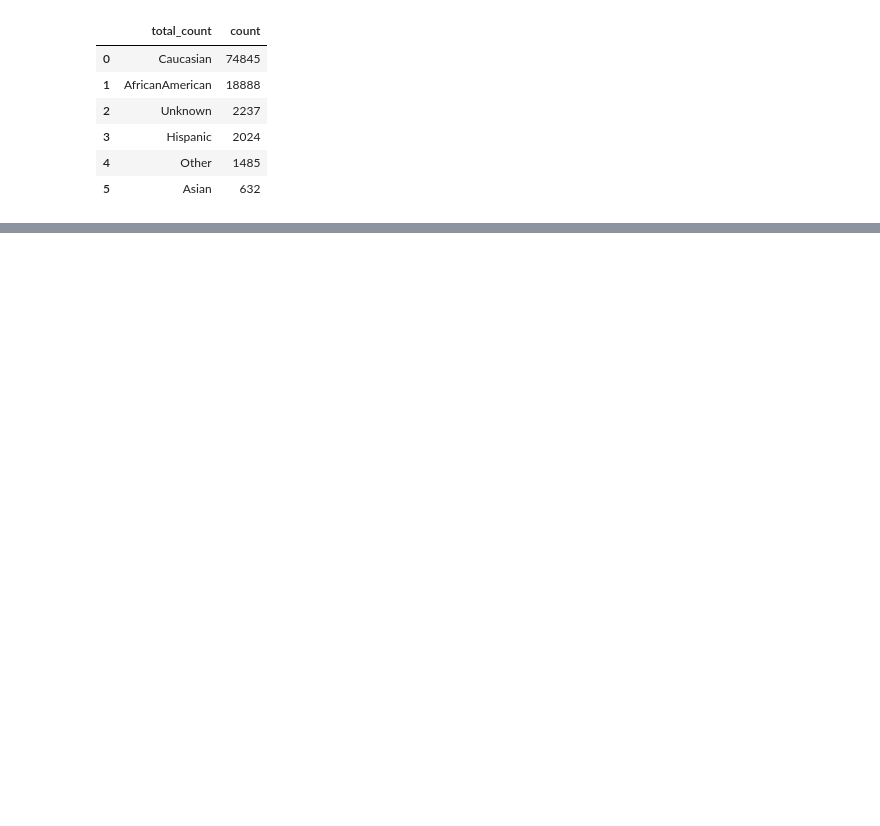
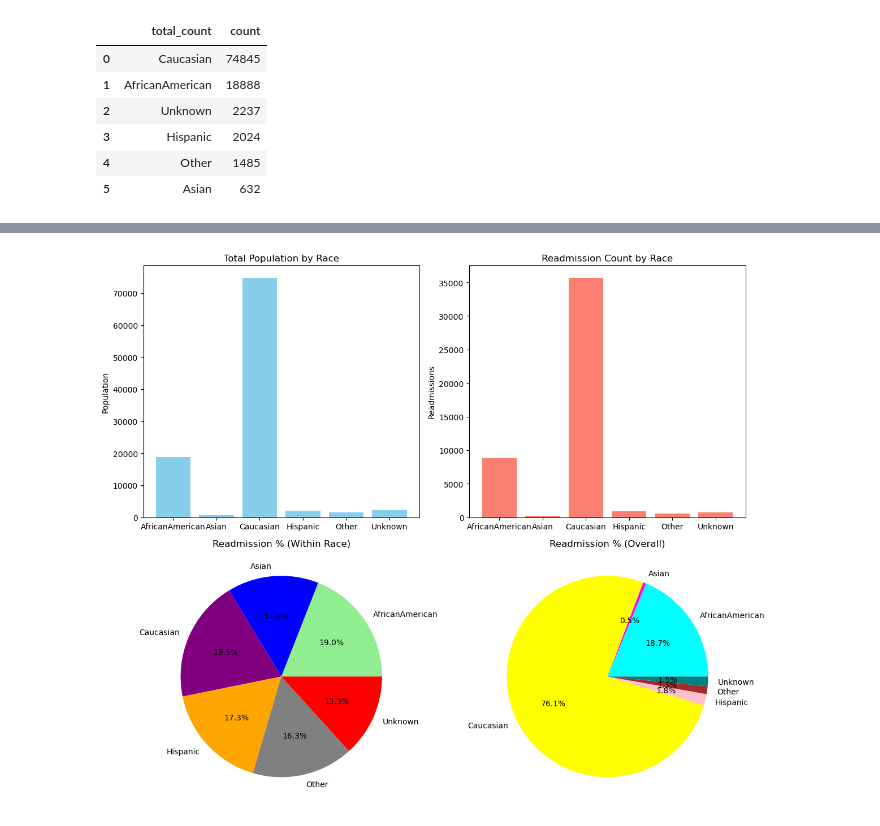
Before and after one commit to ctippett/DATA6550_Bias, a Jupyter notebook: Analysis/TippettC_Bias1.ipynb, the cells around one changed output, grey strips where cells are left out. Cells and saved outputs as stored; diff of their text form; code cells hidden in the pictures; blank space fills up the shorter version.

Commit message:
Charles 'Race' analysis of diabetes data

```diff
--- a/Analysis/TippettC_Bias1.ipynb
+++ b/Analysis/TippettC_Bias1.ipynb
@@ -275,0 +327,36 @@ print(merged_df.head())
+# %%
+#subplots for readmits by race
+
+race_labels = ["AfricanAmerican", "Asian", "Caucasian", "Hispanic", "Other", "Unknown"]
+total_population = [18888, 632, 74845, 2024, 1485, 2237]
+readmission_count = [8789, 226, 35716, 854, 591, 726]
+readmit_percent_race = [46.53, 35.76, 47.72, 42.19, 39.80, 32.45]
+readmit_percent_all = [18.74, 0.48, 76.15, 1.82, 1.26, 1.55]
+
+fig, axes = plt.subplots(2, 2, figsize=(12, 10))
+
+#total pop bar
+axes[0, 0].bar(race_labels, total_population, color='skyblue')
+axes[0, 0].set_title("Total Population by Race")
+axes[0, 0].set_ylabel("Population")
+
+#readmits bar
+axes[0, 1].bar(race_labels, readmission_count, color='salmon')
+axes[0, 1].set_title("Readmission Count by Race")
+axes[0, 1].set_ylabel("Readmissions")
+
+#readmits by race pie
+axes[1, 0].pie(readmit_percent_race, labels=race_labels, autopct='%1.1f%%',
+                colors=['lightgreen', 'blue', 'purple', 'orange', 'gray', 'red'])
+axes[1, 0].set_title("Readmission % (Within Race)")
+
+#readmits all pie%
+axes[1, 1].pie(readmit_percent_all, labels=race_labels, autopct='%1.1f%%',
+                colors=['cyan', 'magenta', 'yellow', 'pink', 'brown', 'teal'])
+axes[1, 1].set_title("Readmission % (Overall)")
+
+# Adjust layout
+plt.tight_layout()
+plt.show()
+# %% [output]
+[figure, added]
```
Also changed, not shown: parts of 19 cells of this notebook.
